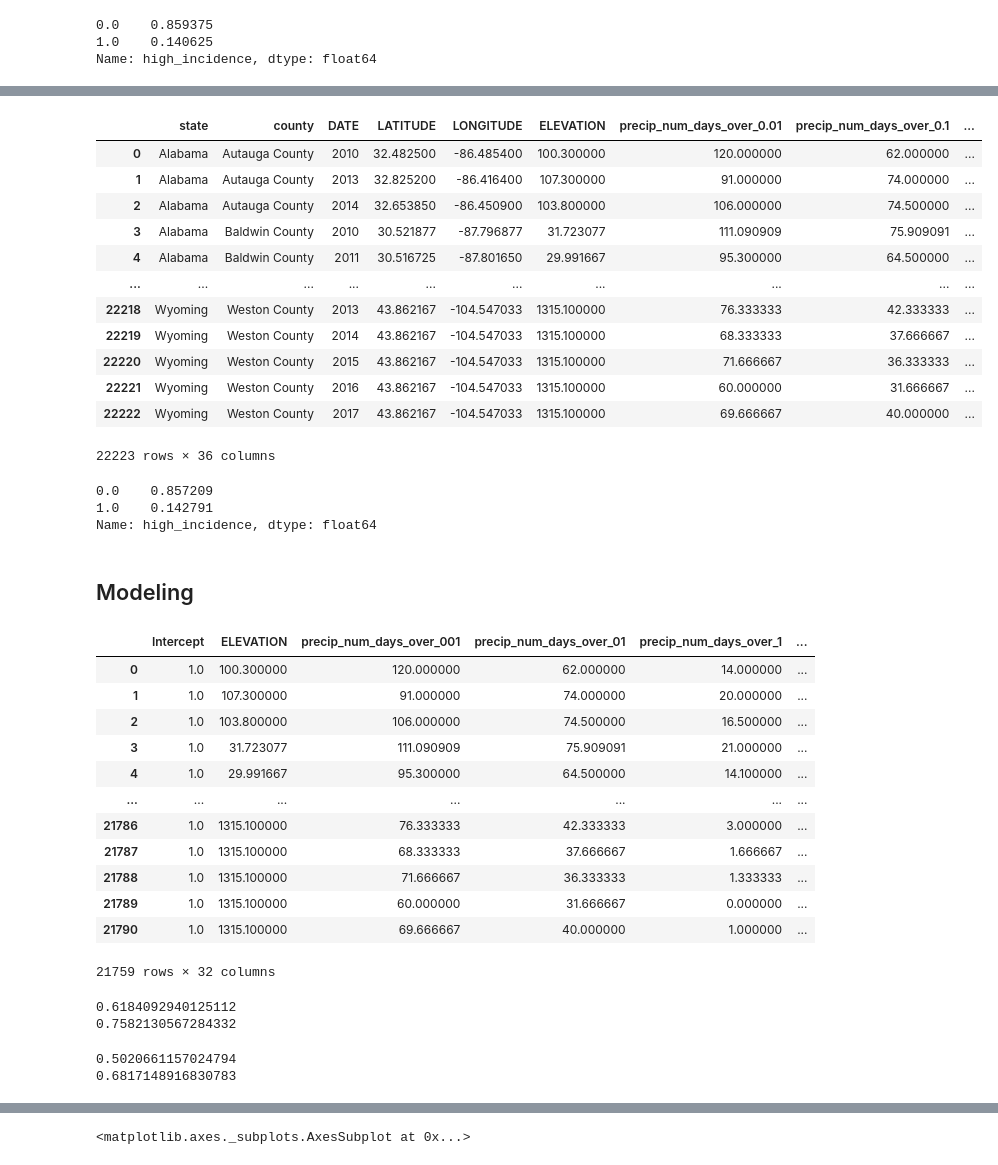
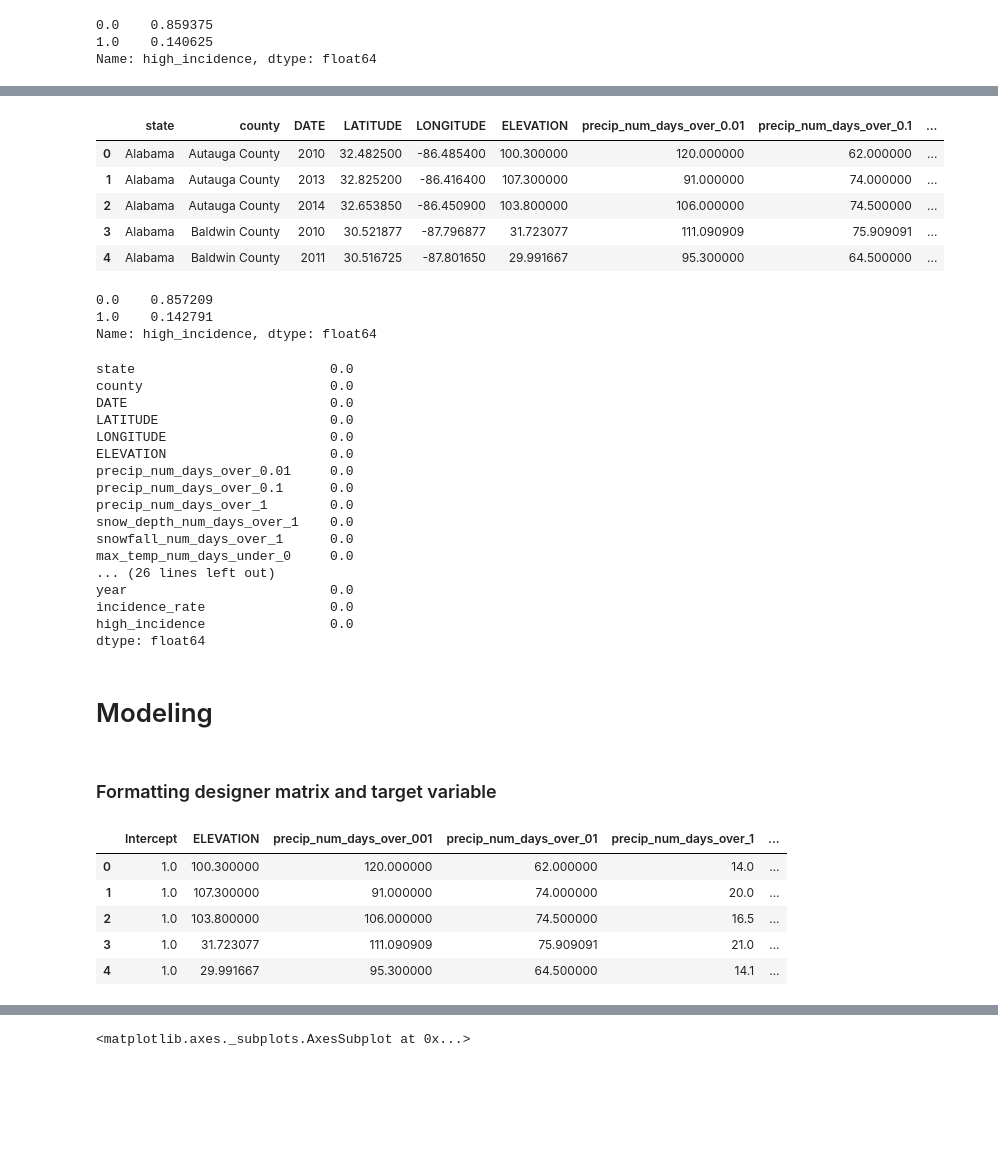
Before and after one commit to tcbonds/lyme-disease-classifier, a Jupyter notebook: Project_3_Modeling.ipynb, the cells around one changed output, grey strips where cells are left out. Cells and saved outputs as stored; diff of their text form; code cells hidden in the pictures; blank space fills up the shorter version.

Commit message:
Finsihed initial modeling

```diff
--- a/Project_3_Modeling.ipynb
+++ b/Project_3_Modeling.ipynb
@@ -20,6 +25,8 @@ from sklearn.ensemble import RandomForestClassifier
 from sklearn.tree import DecisionTreeClassifier
 from sklearn.svm import LinearSVC
 from sklearn.svm import SVC
+# %%
+pd.set_option('display.max_rows', 50)
 # %%
 with open('target_variable.pickle','rb') as f:
     target = pickle.load(f)
@@ -69,18 +70,11 @@ target
 # %%
-features
+features.head()
 # %% [output]
 |  | state | county | DATE | LATITUDE | LONGITUDE | ELEVATION | precip_num_days_over_0.01 | precip_num_days_over_0.1 | ... |
 | 0 | Alabama | Autauga County | 2010 | 32.482500 | -86.485400 | 100.300000 | 120.000000 | 62.000000 | ... |
 | 1 | Alabama | Autauga County | 2013 | 32.825200 | -86.416400 | 107.300000 | 91.000000 | 74.000000 | ... |
 | 2 | Alabama | Autauga County | 2014 | 32.653850 | -86.450900 | 103.800000 | 106.000000 | 74.500000 | ... |
 | 3 | Alabama | Baldwin County | 2010 | 30.521877 | -87.796877 | 31.723077 | 111.090909 | 75.909091 | ... |
 | 4 | Alabama | Baldwin County | 2011 | 30.516725 | -87.801650 | 29.991667 | 95.300000 | 64.500000 | ... |
-| ... | ... | ... | ... | ... | ... | ... | ... | ... | ... |
-| 22218 | Wyoming | Weston County | 2013 | 43.862167 | -104.547033 | 1315.100000 | 76.333333 | 42.333333 | ... |
-| 22219 | Wyoming | Weston County | 2014 | 43.862167 | -104.547033 | 1315.100000 | 68.333333 | 37.666667 | ... |
-| 22220 | Wyoming | Weston County | 2015 | 43.862167 | -104.547033 | 1315.100000 | 71.666667 | 36.333333 | ... |
-| 22221 | Wyoming | Weston County | 2016 | 43.862167 | -104.547033 | 1315.100000 | 60.000000 | 31.666667 | ... |
-| 22222 | Wyoming | Weston County | 2017 | 43.862167 | -104.547033 | 1315.100000 | 69.666667 | 40.000000 | ... |
-22223 rows × 36 columns
 # %%
 df = features.merge(target, left_on=['state','county','DATE'],right_on=['STNAME','CTYNAME','year'])
@@ -92,12 +87,35 @@ df.high_incidence.value_counts()/ len(df)
 0.0    0.857209
 1.0    0.142791
 Name: high_incidence, dtype: float64
+# %%
+# Percentage of null values in each column - NONE!
+df.isnull().sum()/len(df)*100
+# %% [output]
+state                         0.0
+county                        0.0
+DATE                          0.0
+LATITUDE                      0.0
+LONGITUDE                     0.0
+ELEVATION                     0.0
+precip_num_days_over_0.01     0.0
+precip_num_days_over_0.1      0.0
+precip_num_days_over_1        0.0
+snow_depth_num_days_over_1    0.0
+snowfall_num_days_over_1      0.0
+max_temp_num_days_under_0     0.0
+... (26 lines left out)
+year                          0.0
+incidence_rate                0.0
+high_incidence                0.0
+dtype: float64
 # %%
 df.drop(columns=['LATITUDE','LONGITUDE','STNAME','CTYNAME','year','incidence_rate'], inplace=True)
 # %%
 df.columns = df.columns.str.replace('.','',)
 # %% [markdown]
-## Modeling
+# Modeling
+# %% [markdown]
+### Formatting designer matrix and target variable
 # %%
 def ols_formula(df, dependent_var, *excluded_cols):
     '''
@@ -115,20 +133,13 @@ def ols_formula(df, dependent_var, *excluded_cols):
 formula = ols_formula(df,'high_incidence','county','state','DATE')
 y, X = patsy.dmatrices(formula, data=df, return_type="dataframe")
 # %%
-X
+X.head()
 # %% [output]
 |  | Intercept | ELEVATION | precip_num_days_over_001 | precip_num_days_over_01 | precip_num_days_over_1 | ... |
-| 0 | 1.0 | 100.300000 | 120.000000 | 62.000000 | 14.000000 | ... |
-| 1 | 1.0 | 107.300000 | 91.000000 | 74.000000 | 20.000000 | ... |
-| 2 | 1.0 | 103.800000 | 106.000000 | 74.500000 | 16.500000 | ... |
-| 3 | 1.0 | 31.723077 | 111.090909 | 75.909091 | 21.000000 | ... |
-| 4 | 1.0 | 29.991667 | 95.300000 | 64.500000 | 14.100000 | ... |
-| ... | ... | ... | ... | ... | ... | ... |
-| 21786 | 1.0 | 1315.100000 | 76.333333 | 42.333333 | 3.000000 | ... |
-| 21787 | 1.0 | 1315.100000 | 68.333333 | 37.666667 | 1.666667 | ... |
-| 21788 | 1.0 | 1315.100000 | 71.666667 | 36.333333 | 1.333333 | ... |
-| 21789 | 1.0 | 1315.100000 | 60.000000 | 31.666667 | 0.000000 | ... |
-| 21790 | 1.0 | 1315.100000 | 69.666667 | 40.000000 | 1.000000 | ... |
+| 0 | 1.0 | 100.300000 | 120.000000 | 62.000000 | 14.0 | ... |
+| 1 | 1.0 | 107.300000 | 91.000000 | 74.000000 | 20.0 | ... |
+| 2 | 1.0 | 103.800000 | 106.000000 | 74.500000 | 16.5 | ... |
+| 3 | 1.0 | 31.723077 | 111.090909 | 75.909091 | 21.0 | ... |
+| 4 | 1.0 | 29.991667 | 95.300000 | 64.500000 | 14.1 | ... |
-21759 rows × 32 columns
 # %%
 y = np.array(y).reshape((21759,))
@@ -138,20 +145,0 @@ X_train, X_test, y_train, y_test = train_test_split(X, y, test_size=0.2, random_
-# %%
-knn = KNeighborsClassifier(n_neighbors=5)
-knn.fit(X_train, y_train)
-y_pred = knn.predict(X_test)
-
-print(metrics.f1_score(y_test, y_pred))
-print(metrics.roc_auc_score(y_test, y_pred))
-# %% [output]
-0.6184092940125112
-0.7582130567284332
-# %%
-lr = LogisticRegression(solver='lbfgs',max_iter=1000000,random_state=42)
-lr.fit(X_train, y_train)
-y_pred = lr.predict(X_test)
-
-print(metrics.f1_score(y_test, y_pred))
-print(metrics.roc_auc_score(y_test, y_pred))
-# %% [output]
-0.5020661157024794
-0.6817148916830783
```
Also changed, not shown: parts of 83 cells of this notebook, 3 other files.
